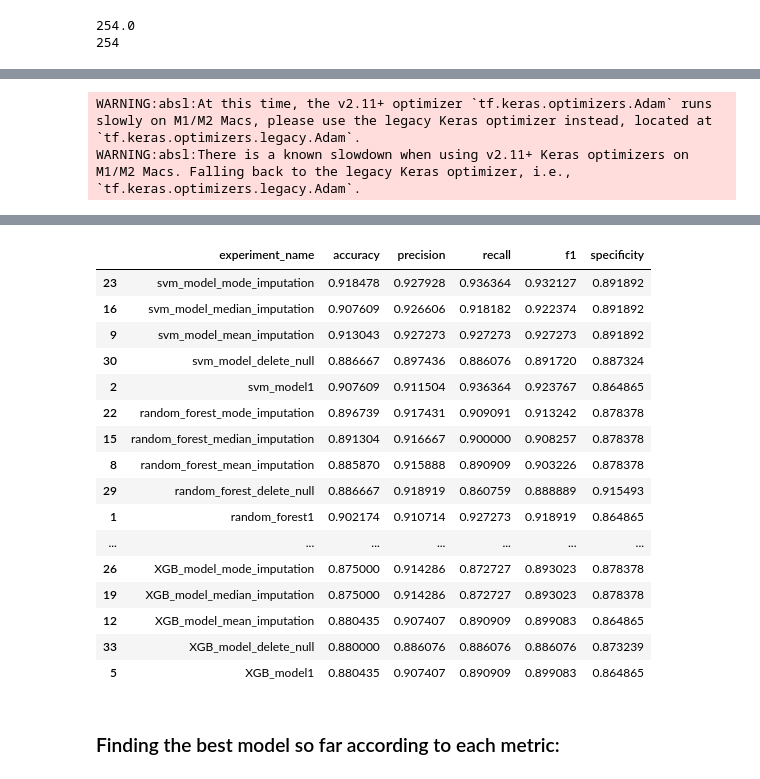
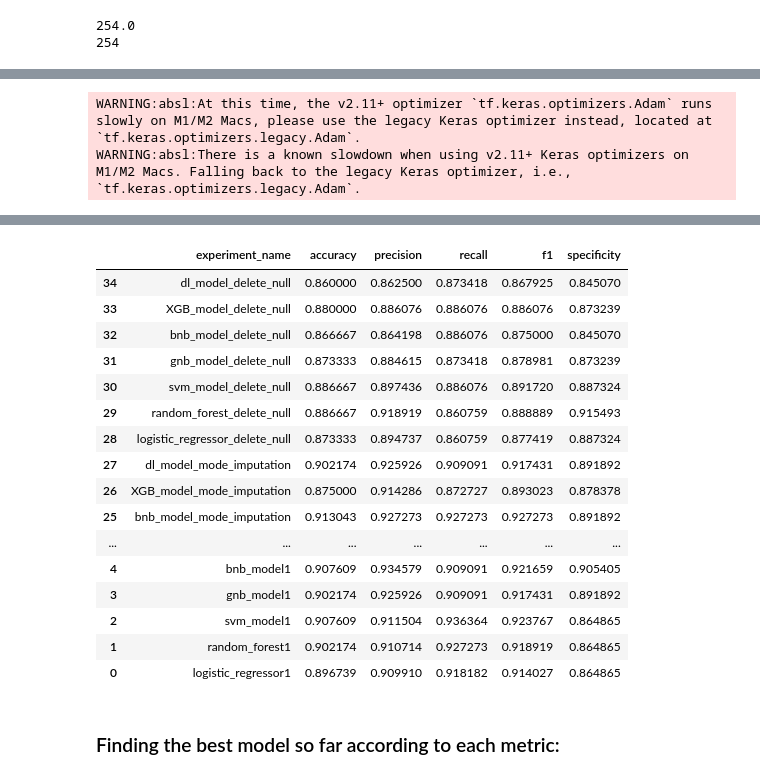
Before and after one commit to nripstein/Heart-Disease-Prediction, a Jupyter notebook: heart failure prediction notebook.ipynb, the cells around one changed output, grey strips where cells are left out. Cells and saved outputs as stored; diff of their text form; code cells hidden in the pictures.

Commit message:
preparing to export best models trained on full dataset

```diff
--- a/heart failure prediction notebook.ipynb
+++ b/heart failure prediction notebook.ipynb
@@ -1012,12 +1013,12 @@ min       85.000000
 max      603.000000
 Name: Cholesterol, dtype: float64
 # %%
-df3 = df.copy(deep=True)  # make a new dataframe for this
-df3["FastingBS"] = df3["FastingBS"].astype(int)
+mean_imputation_df = df.copy(deep=True)  # make a new dataframe for this
+mean_imputation_df["FastingBS"] = mean_imputation_df["FastingBS"].astype(int)
 
-df3.loc[df3["Cholesterol"]==0, "Cholesterol"] = df3[df3["Cholesterol"]!=0]["Cholesterol"].mean()
+mean_imputation_df.loc[mean_imputation_df["Cholesterol"] == 0, "Cholesterol"] = mean_imputation_df[mean_imputation_df["Cholesterol"] != 0]["Cholesterol"].mean()
   # set it equal to the mean
-display(df3["Cholesterol"].describe())
+display(mean_imputation_df["Cholesterol"].describe())
 # %% [output]
 count    918.000000
 mean     244.635389
@@ -1109,7 +1110,7 @@ def run_models(df, continuous_feature_names, categorical_feature_names, models_d
 
     return models_df_
 # %%
-models_df = run_models(df3.copy(deep=True), continuous_feature_names, categorical_feature_names, models_df, add_experiment, descriptor="mean_imputation")
+models_df = run_models(mean_imputation_df.copy(deep=True), continuous_feature_names, categorical_feature_names, models_df, add_experiment, descriptor="mean_imputation")
 display(models_df.drop("predictions", axis=1).sort_values(by="experiment_name", ascending=False))
 # %% [output]
 WARNING:absl:At this time, the v2.11+ optimizer `tf.keras.optimizers.Adam` runs slowly on M1/M2 Macs, please use the legacy Keras optimizer instead, located at `tf.keras.optimizers.legacy.Adam`.
@@ -1178,12 +1179,12 @@ WARNING:absl:There is a known slowdown when using v2.11+ Keras optimizers on M1/
 | 12 | XGB_model_mean_imputation | 0.880435 | 0.907407 | 0.890909 | 0.899083 | 0.864865 |
 | 5 | XGB_model1 | 0.880435 | 0.907407 | 0.890909 | 0.899083 | 0.864865 |
 # %%
-df5 = df.copy(deep=True)  # make a new dataframe for this
-df5["FastingBS"] = df5["FastingBS"].astype(int)
+mode_imputation_df = df.copy(deep=True)  # make a new dataframe for this
+mode_imputation_df["FastingBS"] = mode_imputation_df["FastingBS"].astype(int)
 
-df5.loc[df5["Cholesterol"]==0, "Cholesterol"] = df5[df5["Cholesterol"]!=0]["Cholesterol"].mode()[0]
+mode_imputation_df.loc[mode_imputation_df["Cholesterol"] == 0, "Cholesterol"] = mode_imputation_df[mode_imputation_df["Cholesterol"] != 0]["Cholesterol"].mode()[0]
   # set it equal to the mean
-display(df5["Cholesterol"].describe())
+display(mode_imputation_df["Cholesterol"].describe())
 # %% [output]
 count    918.000000
 mean     246.389978
@@ -1201,7 +1202,7 @@ print(df5[df5["Cholesterol"]!=0]["Cholesterol"].mode()[0])  # need to add the 0
 254.0
 254
 # %%
-models_df = run_models(df5.copy(deep=True), continuous_feature_names, categorical_feature_names, models_df, add_experiment, descriptor="mode_imputation")
+models_df = run_models(mode_imputation_df.copy(deep=True), continuous_feature_names, categorical_feature_names, models_df, add_experiment, descriptor="mode_imputation")
 display(models_df.drop("predictions", axis=1).sort_values(by="experiment_name", ascending=False))
 # %% [output]
 WARNING:absl:At this time, the v2.11+ optimizer `tf.keras.optimizers.Adam` runs slowly on M1/M2 Macs, please use the legacy Keras optimizer instead, located at `tf.keras.optimizers.legacy.Adam`.
@@ -1233,7 +1234,7 @@ delete_null_df["FastingBS"] = delete_null_df["FastingBS"].astype(int)
 # display(delete_null_df["Cholesterol"])
 # display(delete_null_df["Cholesterol"].describe())
 models_df = run_models(delete_null_df, continuous_feature_names, categorical_feature_names, models_df, add_experiment, descriptor="delete_null")
-display(models_df.drop("predictions", axis=1).sort_values(by="experiment_name", ascending=False))
+display(models_df.drop("predictions", axis=1).sort_index(ascending=False))
 # %% [output]
 WARNING:absl:At this time, the v2.11+ optimizer `tf.keras.optimizers.Adam` runs slowly on M1/M2 Macs, please use the legacy Keras optimizer instead, located at `tf.keras.optimizers.legacy.Adam`.
 WARNING:absl:There is a known slowdown when using v2.11+ Keras optimizers on M1/M2 Macs. Falling back to the legacy Keras optimizer, i.e., `tf.keras.optimizers.legacy.Adam`.
@@ -1241,20 +1242,20 @@ WARNING:absl:There is a known slowdown when using v2.11+ Keras optimizers on M1/
 |  | experiment_name | accuracy | precision | recall | f1 | specificity |
-| 23 | svm_model_mode_imputation | 0.918478 | 0.927928 | 0.936364 | 0.932127 | 0.891892 |
-| 16 | svm_model_median_imputation | 0.907609 | 0.926606 | 0.918182 | 0.922374 | 0.891892 |
-| 9 | svm_model_mean_imputation | 0.913043 | 0.927273 | 0.927273 | 0.927273 | 0.891892 |
+| 34 | dl_model_delete_null | 0.860000 | 0.862500 | 0.873418 | 0.867925 | 0.845070 |
+| 33 | XGB_model_delete_null | 0.880000 | 0.886076 | 0.886076 | 0.886076 | 0.873239 |
+| 32 | bnb_model_delete_null | 0.866667 | 0.864198 | 0.886076 | 0.875000 | 0.845070 |
+| 31 | gnb_model_delete_null | 0.873333 | 0.884615 | 0.873418 | 0.878981 | 0.873239 |
 | 30 | svm_model_delete_null | 0.886667 | 0.897436 | 0.886076 | 0.891720 | 0.887324 |
+| 29 | random_forest_delete_null | 0.886667 | 0.918919 | 0.860759 | 0.888889 | 0.915493 |
+| 28 | logistic_regressor_delete_null | 0.873333 | 0.894737 | 0.860759 | 0.877419 | 0.887324 |
+| 27 | dl_model_mode_imputation | 0.902174 | 0.925926 | 0.909091 | 0.917431 | 0.891892 |
+| 26 | XGB_model_mode_imputation | 0.875000 | 0.914286 | 0.872727 | 0.893023 | 0.878378 |
+| 25 | bnb_model_mode_imputation | 0.913043 | 0.927273 | 0.927273 | 0.927273 | 0.891892 |
+| ... | ... | ... | ... | ... | ... | ... |
+| 4 | bnb_model1 | 0.907609 | 0.934579 | 0.909091 | 0.921659 | 0.905405 |
+| 3 | gnb_model1 | 0.902174 | 0.925926 | 0.909091 | 0.917431 | 0.891892 |
 | 2 | svm_model1 | 0.907609 | 0.911504 | 0.936364 | 0.923767 | 0.864865 |
-| 22 | random_forest_mode_imputation | 0.896739 | 0.917431 | 0.909091 | 0.913242 | 0.878378 |
-| 15 | random_forest_median_imputation | 0.891304 | 0.916667 | 0.900000 | 0.908257 | 0.878378 |
-| 8 | random_forest_mean_imputation | 0.885870 | 0.915888 | 0.890909 | 0.903226 | 0.878378 |
-| 29 | random_forest_delete_null | 0.886667 | 0.918919 | 0.860759 | 0.888889 | 0.915493 |
 | 1 | random_forest1 | 0.902174 | 0.910714 | 0.927273 | 0.918919 | 0.864865 |
-| ... | ... | ... | ... | ... | ... | ... |
-| 26 | XGB_model_mode_imputation | 0.875000 | 0.914286 | 0.872727 | 0.893023 | 0.878378 |
-| 19 | XGB_model_median_imputation | 0.875000 | 0.914286 | 0.872727 | 0.893023 | 0.878378 |
-| 12 | XGB_model_mean_imputation | 0.880435 | 0.907407 | 0.890909 | 0.899083 | 0.864865 |
-| 33 | XGB_model_delete_null | 0.880000 | 0.886076 | 0.886076 | 0.886076 | 0.873239 |
-| 5 | XGB_model1 | 0.880435 | 0.907407 | 0.890909 | 0.899083 | 0.864865 |
+| 0 | logistic_regressor1 | 0.896739 | 0.909910 | 0.918182 | 0.914027 | 0.864865 |
 # %% [markdown]
 ### Finding the best model so far according to each metric:
 # %%
```
Also changed, not shown: parts of 46 cells of this notebook.
